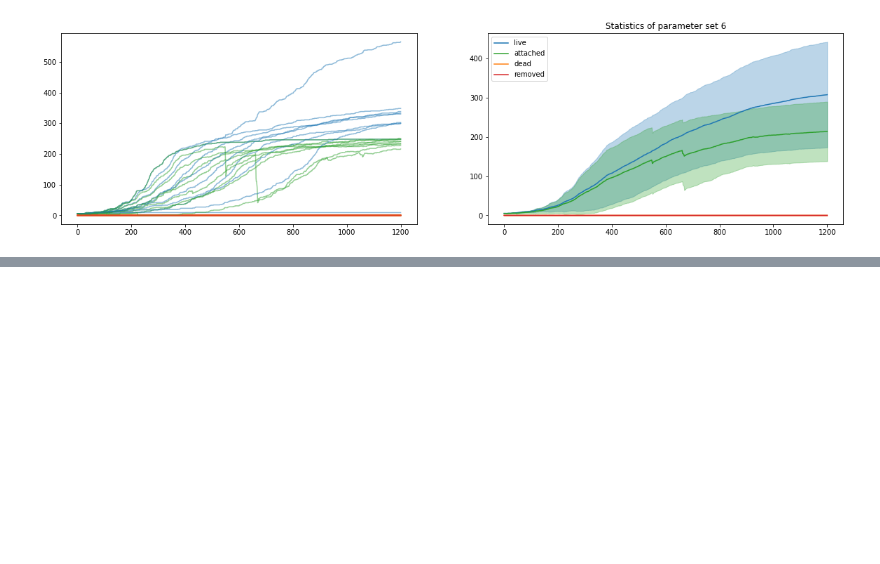
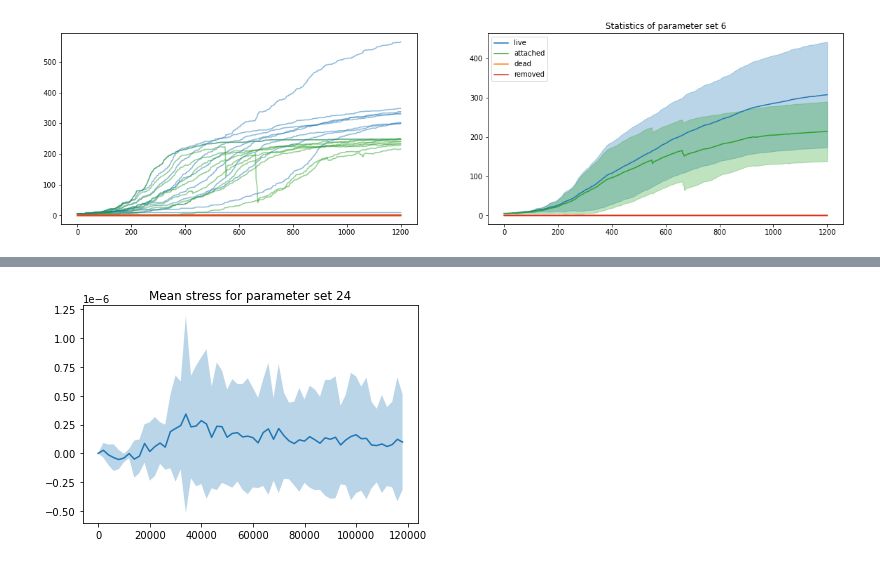
Before and after one commit to TheCMMC/biocellion-tools, a Jupyter notebook: biocellion_output_plotting.ipynb, the cells around one changed output, grey strips where cells are left out. Cells and saved outputs as stored; diff of their text form; code cells hidden in the pictures; blank space fills up the shorter version.

```diff
--- a/biocellion_output_plotting.ipynb
+++ b/biocellion_output_plotting.ipynb
@@ -164,0 +196,4 @@ plot_cells_hist(23, 5, "stress", 100000, ABM_CFD_MODEL_FOLDER)
+# %%
+plot_cells_stats(24, "stress", ABM_CFD_MODEL_FOLDER)
+# %% [output]
+[figure, added]
```
Also changed, not shown: parts of 6 cells of this notebook.
